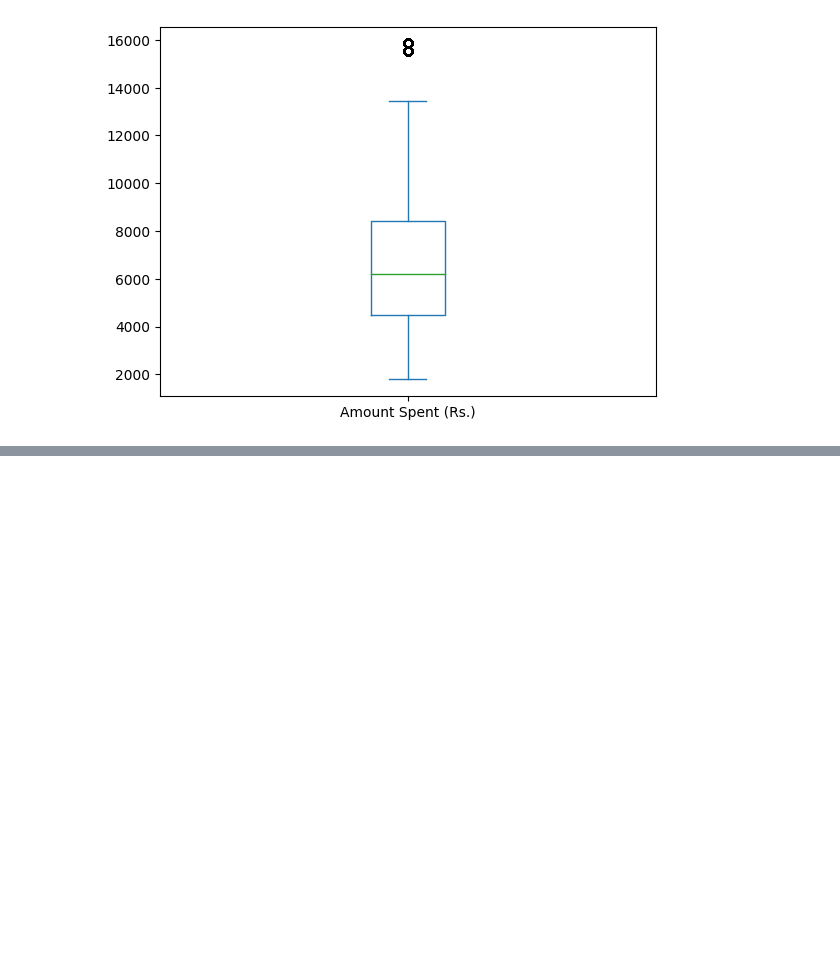
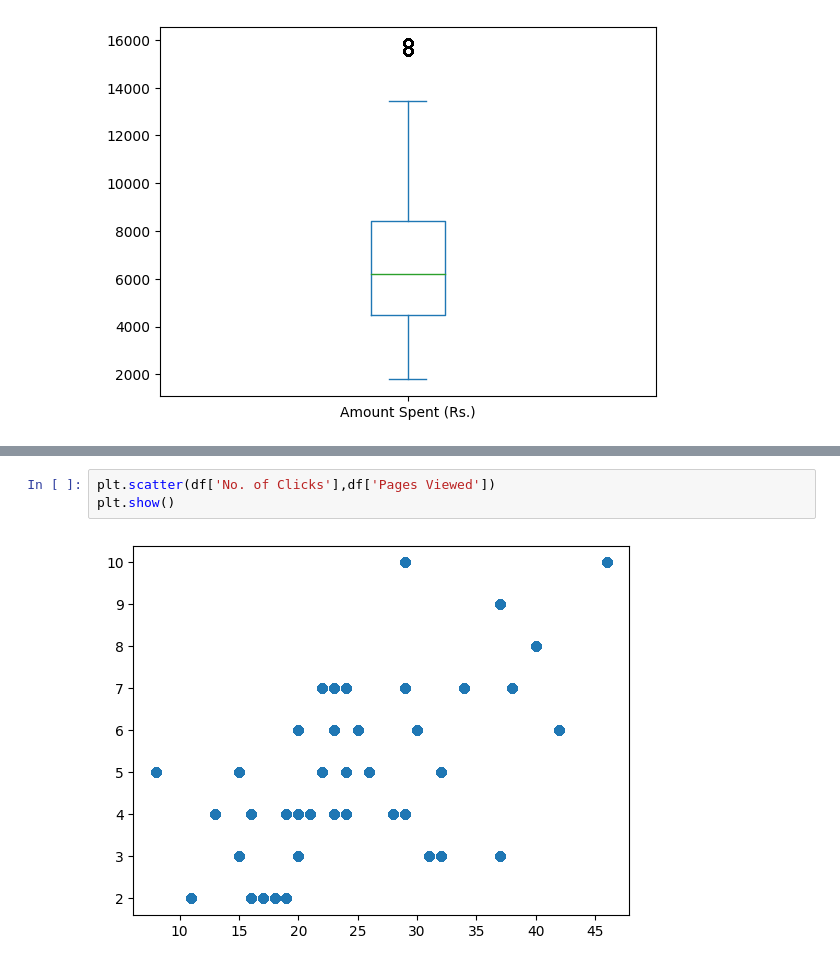
Before and after one commit to ShravanJadhav/DataScience_Practice, a Jupyter notebook: DataScience_Visualization.ipynb, the cells around one changed output, grey strips where cells are left out. Drawn from its saved outputs; the diff is of its cells as text; blank space fills up the shorter version.

```diff
--- a/DataScience_Visualization.ipynb
+++ b/DataScience_Visualization.ipynb
@@ -220,0 +238,5 @@ df['Amount Spent (Rs.)'].plot(kind='box')
+# %%
+plt.scatter(df['No. of Clicks'],df['Pages Viewed'])
+plt.show()
+# %% [output]
+[figure, added]
```
Also changed, not shown: parts of 13 cells of this notebook.
